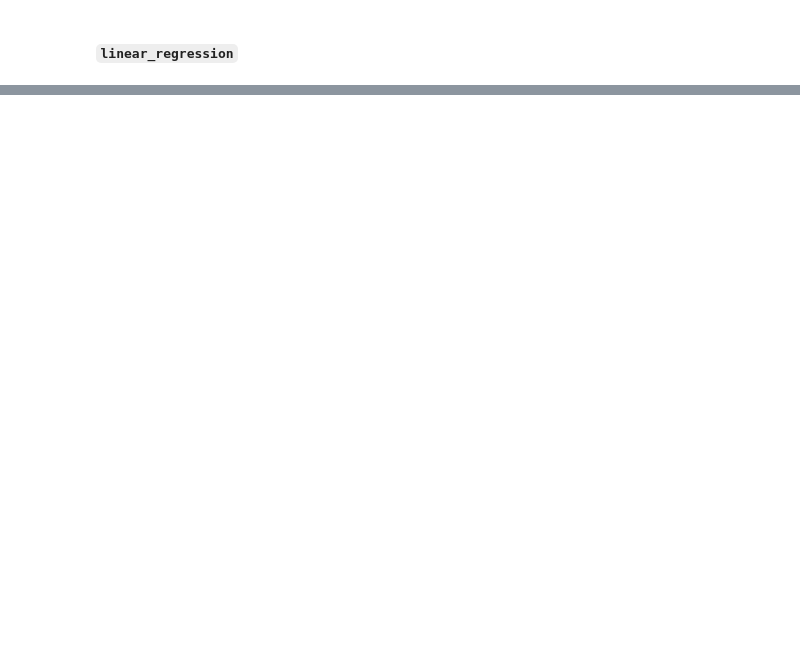
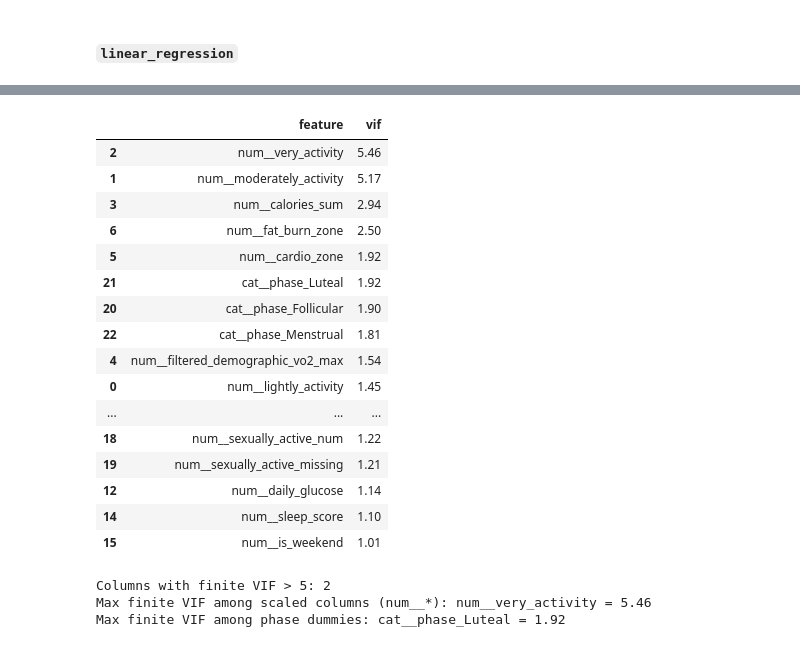
Before and after one commit to EstelleWang-UofT/ML-for-Women, a Jupyter notebook: notebooks/physical activity/4 fatigue regression.ipynb, the cells around one changed output, grey strips where cells are left out. Cells and saved outputs as stored; diff of their text form; code cells hidden in the pictures; blank space fills up the shorter version.

```diff
--- a/notebooks/physical activity/4 fatigue regression.ipynb
+++ b/notebooks/physical activity/4 fatigue regression.ipynb
@@ -435,0 +334,17 @@ print_all_models_feature_importance(
+# %%
+from modeling.models.ordinal import SEXUALLY_ACTIVE_MISSING_COL, _prepare_ridge_features
+
+SPEARMAN_FEATURES = list(NUMERIC_FEATURES) + [
+    "is_weekend",
+    "exerciselevel_num",
+    "menstrual_health_literacy_num",
+    "sexually_active_num",
+    SEXUALLY_ACTIVE_MISSING_COL,
+]
+assert len(SPEARMAN_FEATURES) == 20
+
+spearman_df = _prepare_ridge_features(df[FEATURE_COLUMNS])
+assert set(SPEARMAN_FEATURES).issubset(spearman_df.columns)
+print(f"§6 Spearman features ({len(SPEARMAN_FEATURES)}):")
+for i, name in enumerate(SPEARMAN_FEATURES, 1):
+    print(f"  {i:2d}. {name}")
@@ -435,0 +428,52 @@ print_all_models_feature_importance(
+# %%
+from modeling.models.ordinal import _prepare_ridge_features, _ridge_preprocessor
+
+X_prepared = _prepare_ridge_features(df[FEATURE_COLUMNS])
+prep = _ridge_preprocessor()
+X_design = prep.fit_transform(X_prepared)
+col_names = prep.get_feature_names_out()
+X_vif = add_constant(X_design, has_constant="add")
+
+vif_rows = []
+for j, name in enumerate(col_names):
+    vif = variance_inflation_factor(X_vif, j + 1)
+    vif_rows.append({"feature": name, "vif": vif})
+
+vif_df = pd.DataFrame(vif_rows).sort_values("vif", ascending=False)
+display(vif_df.assign(vif=lambda s: s["vif"].replace([np.inf], np.nan)).round(2))
+
+high = vif_df[np.isfinite(vif_df["vif"]) & (vif_df["vif"] > 5)]
+print(f"Columns with finite VIF > 5: {len(high)}")
+num_vif = vif_df[vif_df["feature"].str.startswith("num__") & np.isfinite(vif_df["vif"])]
+if not num_vif.empty:
+    top = num_vif.loc[num_vif["vif"].idxmax()]
+    print(f"Max finite VIF among scaled columns (num__*): {top['feature']} = {top['vif']:.2f}")
+phase_vif = vif_df[
+    vif_df["feature"].str.startswith("cat__phase_") & np.isfinite(vif_df["vif"])
+]
+if not phase_vif.empty:
+    top_phase = phase_vif.loc[phase_vif["vif"].idxmax()]
+    print(
+        f"Max finite VIF among phase dummies: {top_phase['feature']} = {top_phase['vif']:.2f}"
+    )
+# %% [output]
+|  | feature | vif |
+| 2 | num__very_activity | 5.46 |
+| 1 | num__moderately_activity | 5.17 |
+| 3 | num__calories_sum | 2.94 |
+| 6 | num__fat_burn_zone | 2.50 |
+| 5 | num__cardio_zone | 1.92 |
+| 21 | cat__phase_Luteal | 1.92 |
+| 20 | cat__phase_Follicular | 1.90 |
+| 22 | cat__phase_Menstrual | 1.81 |
+| 4 | num__filtered_demographic_vo2_max | 1.54 |
+| 0 | num__lightly_activity | 1.45 |
+| ... | ... | ... |
+| 18 | num__sexually_active_num | 1.22 |
+| 19 | num__sexually_active_missing | 1.21 |
+| 12 | num__daily_glucose | 1.14 |
+| 14 | num__sleep_score | 1.10 |
+| 15 | num__is_weekend | 1.01 |
+Columns with finite VIF > 5: 2
+Max finite VIF among scaled columns (num__*): num__very_activity = 5.46
+Max finite VIF among phase dummies: cat__phase_Luteal = 1.92
```
Also changed, not shown: parts of 32 cells of this notebook, 4 other files.
